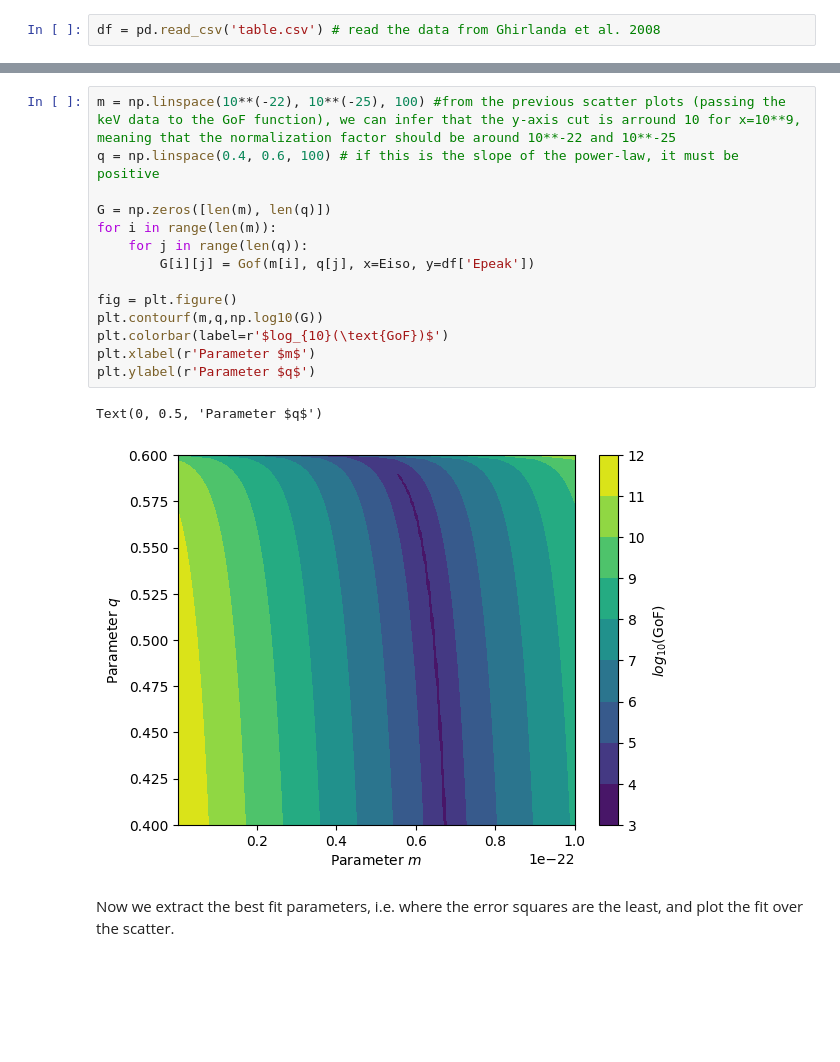
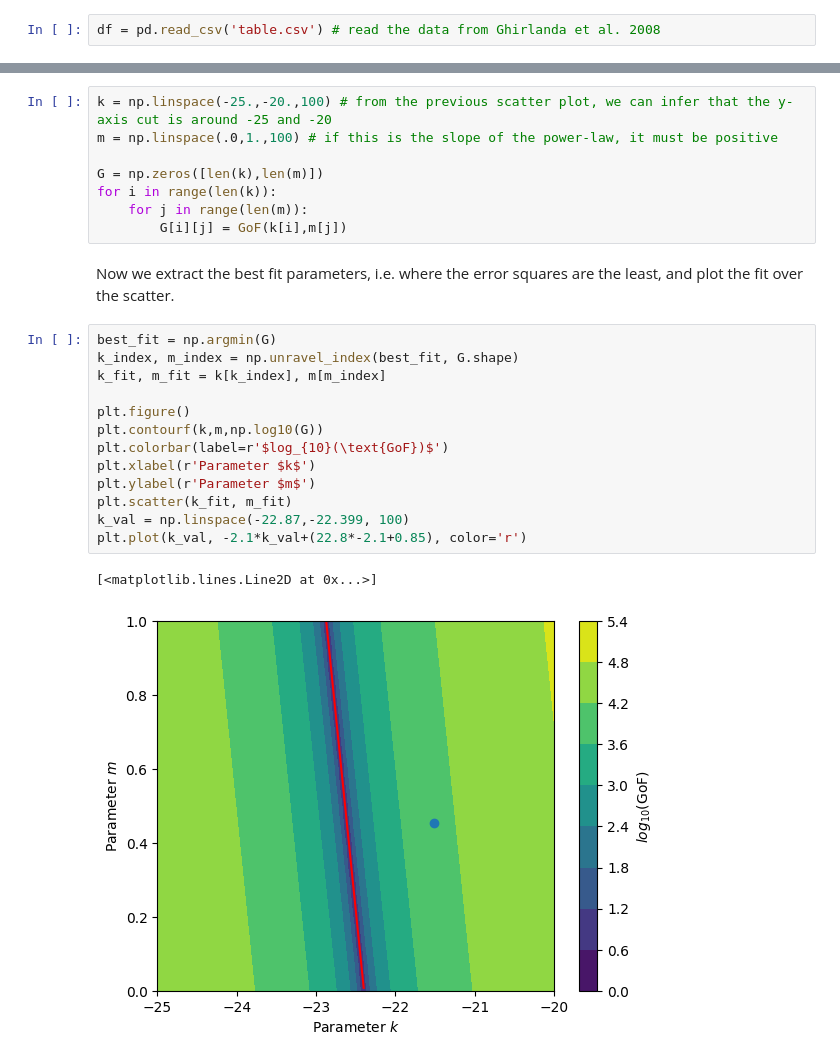
Before and after one commit to joanalnu/OAB-INAF, a Jupyter notebook: Epeak_Eiso_correlation.ipynb, the cells around one changed output, grey strips where cells are left out. Saved outputs shown, nothing was run; the diff lists cells and outputs as text; blank space fills up the shorter version.

```diff
--- a/Epeak_Eiso_correlation.ipynb
+++ b/Epeak_Eiso_correlation.ipynb
@@ -85,19 +56,26 @@ def Gof(m,q,x=Eiso, y=Epeak): #TODO: for the moment, this GoF function does not
 # %%
-m = np.linspace(10**(-22), 10**(-25), 100) #from the previous scatter plots (passing the keV data to the GoF function), we can infer that the y-axis cut is arround 10 for x=10**9, meaning that the normalization factor should be around 10**-22 and 10**-25
-q = np.linspace(0.4, 0.6, 100) # if this is the slope of the power-law, it must be positive
+k = np.linspace(-25.,-20.,100) # from the previous scatter plot, we can infer that the y-axis cut is around -25 and -20
+m = np.linspace(.0,1.,100) # if this is the slope of the power-law, it must be positive
 
-G = np.zeros([len(m), len(q)])
-for i in range(len(m)):
-    for j in range(len(q)):
-        G[i][j] = Gof(m[i], q[j], x=Eiso, y=df['Epeak'])
-
-fig = plt.figure()
-plt.contourf(m,q,np.log10(G))
-plt.colorbar(label=r'$log_{10}(\text{GoF})$')
-plt.xlabel(r'Parameter $m$')
-plt.ylabel(r'Parameter $q$')
+G = np.zeros([len(k),len(m)])
+for i in range(len(k)):
+    for j in range(len(m)):
+        G[i][j] = GoF(k[i],m[j])
-# %% [output]
-Text(0, 0.5, 'Parameter $q$')
-[figure, removed]
 # %% [markdown]
 Now we extract the best fit parameters, i.e. where the error squares are the least, and plot the fit over the scatter.
+# %%
+best_fit = np.argmin(G)
+k_index, m_index = np.unravel_index(best_fit, G.shape)
+k_fit, m_fit = k[k_index], m[m_index]
+
+plt.figure()
+plt.contourf(k,m,np.log10(G))
+plt.colorbar(label=r'$log_{10}(\text{GoF})$')
+plt.xlabel(r'Parameter $k$')
+plt.ylabel(r'Parameter $m$')
+plt.scatter(k_fit, m_fit)
+k_val = np.linspace(-22.87,-22.399, 100)
+plt.plot(k_val, -2.1*k_val+(22.8*-2.1+0.85), color='r')
+# %% [output]
+[<matplotlib.lines.Line2D at 0x...>]
+[figure, added]
```
Also changed, not shown: parts of 18 cells of this notebook.
